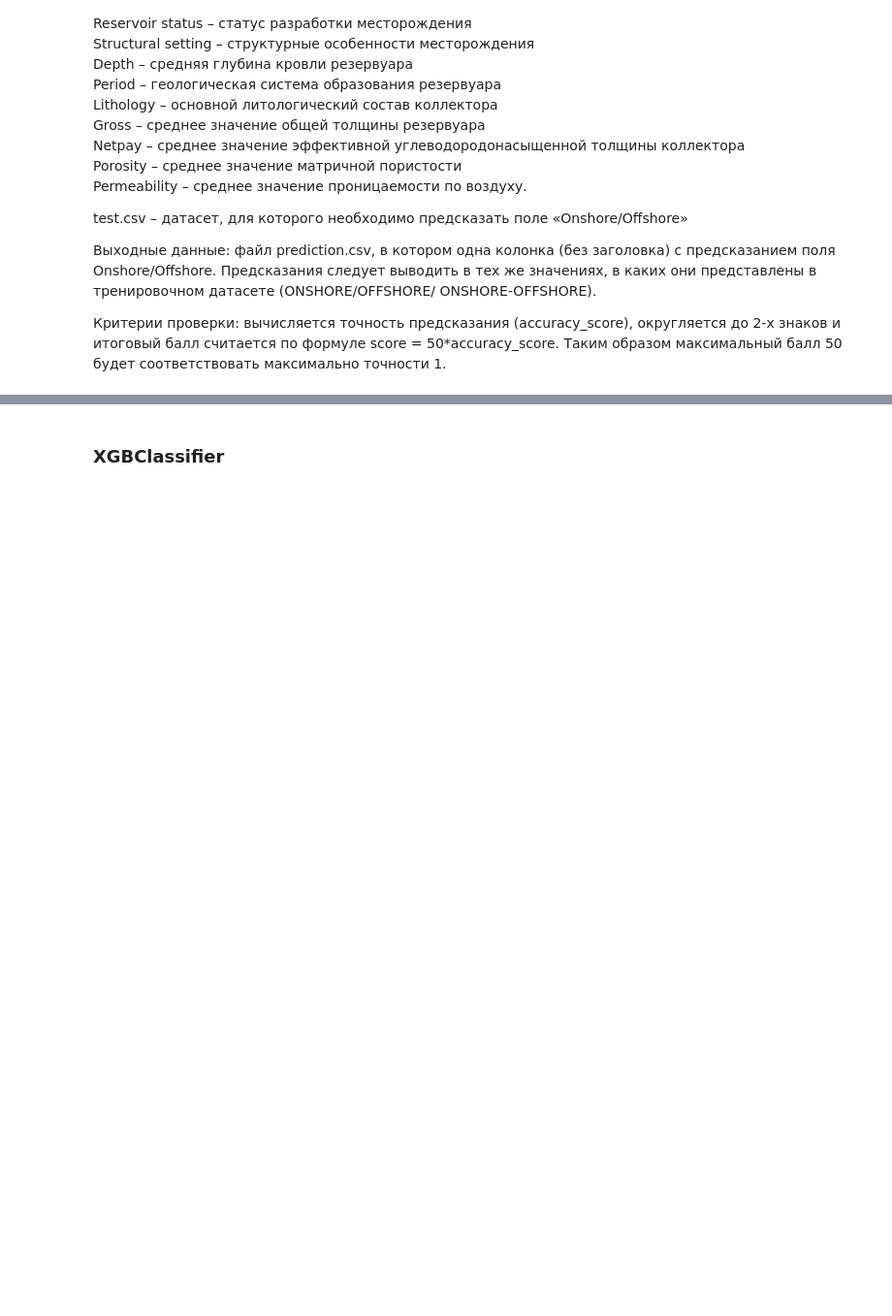
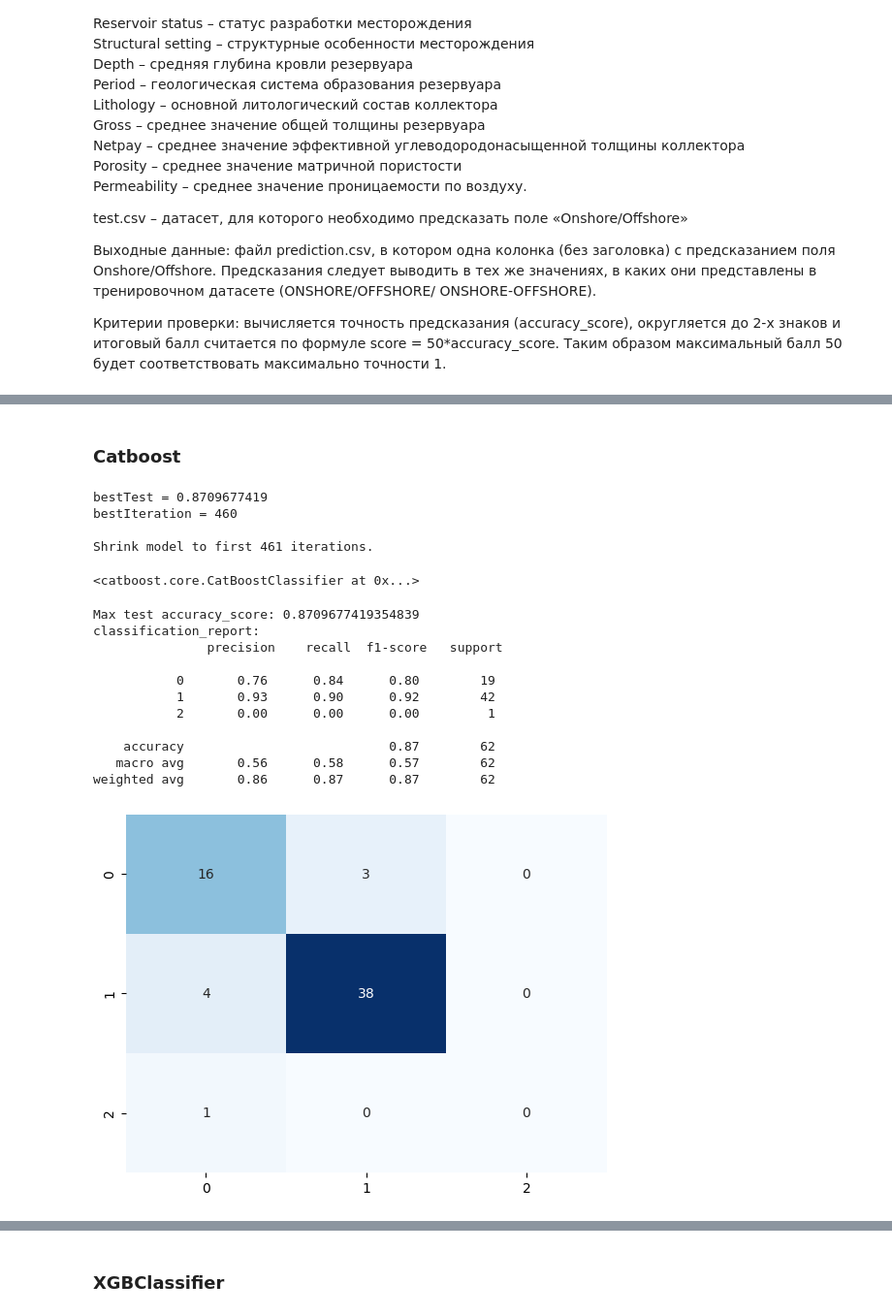
Before and after one commit to LevPerla/yandex_profi_2021, a Jupyter notebook: qualifying_stage/Classification_task/task1.ipynb, the cells around one changed output, grey strips where cells are left out. Shown: that part at 97% size. Drawn from its saved outputs; the diff is of its cells as text; code cells hidden in the pictures; blank space fills up the shorter version.

Commit message:
update Classification task

```diff
--- a/qualifying_stage/Classification_task/task1.ipynb
+++ b/qualifying_stage/Classification_task/task1.ipynb
@@ -23,0 +73,6 @@ test.csv – датасет, для которого необходимо пре
+# %%
+from sklearn.preprocessing import LabelEncoder
+
+# Encode target
+lbl_encoder = LabelEncoder()
+train_df["Onshore_Offshore"] = lbl_encoder.fit_transform(train_df['Onshore_Offshore'])
@@ -23,0 +149,10 @@ test.csv – датасет, для которого необходимо пре
+# %%
+# Split data
+X_train, X_val, y_train, y_val = train_test_split(train_df[feature_cols],
+                                                  train_df[target_col],
+                                                  stratify=train_df[target_col],
+                                                  shuffle=True,
+                                                  random_state=42,
+                                                  train_size=0.8)
+# %% [markdown]
+### Catboost
@@ -23,0 +161,44 @@ test.csv – датасет, для которого необходимо пре
+# %%
+train_pool = Pool(X_train, pd.get_dummies(y_train, drop_first=False), cat_features=cat_cols)
+val_pool = Pool(X_val, pd.get_dummies(y_val, drop_first=False), cat_features=cat_cols)
+# %%
+catboost_model = CatBoostClassifier(
+                loss_function='MultiCrossEntropy', # MultiCrossEntropy, MultiClassOneVsAll
+                eval_metric='Accuracy',
+                iterations=1000,
+                learning_rate=0.01,
+                l2_leaf_reg=3,
+                bagging_temperature=1,
+                random_strength=1,
+                one_hot_max_size=2,
+                leaf_estimation_method='Newton',
+                save_snapshot=True,
+                snapshot_file='models/snapshot.bkp',
+                snapshot_interval=1,
+                )
+catboost_model.fit(train_pool,
+                   eval_set=val_pool,
+                   metric_period=10,
+                   plot=False,
+                   verbose=50)
+# %% [output]
+bestTest = 0.8709677419
+bestIteration = 460
+
+Shrink model to first 461 iterations.
+<catboost.core.CatBoostClassifier at 0x...>
+# %%
+seve_best_model(models_dict, catboost_model, 'CatBoostClassifier' ,val_pool, y_val)
+# %% [output]
+Max test accuracy_score: 0.8709677419354839
+classification_report:
+               precision    recall  f1-score   support
+
+           0       0.76      0.84      0.80        19
+           1       0.93      0.90      0.92        42
+           2       0.00      0.00      0.00         1
+
+    accuracy                           0.87        62
+   macro avg       0.56      0.58      0.57        62
+weighted avg       0.86      0.87      0.87        62
+[figure, added]
```
Also changed, not shown: parts of 79 cells of this notebook, 2 other files.
